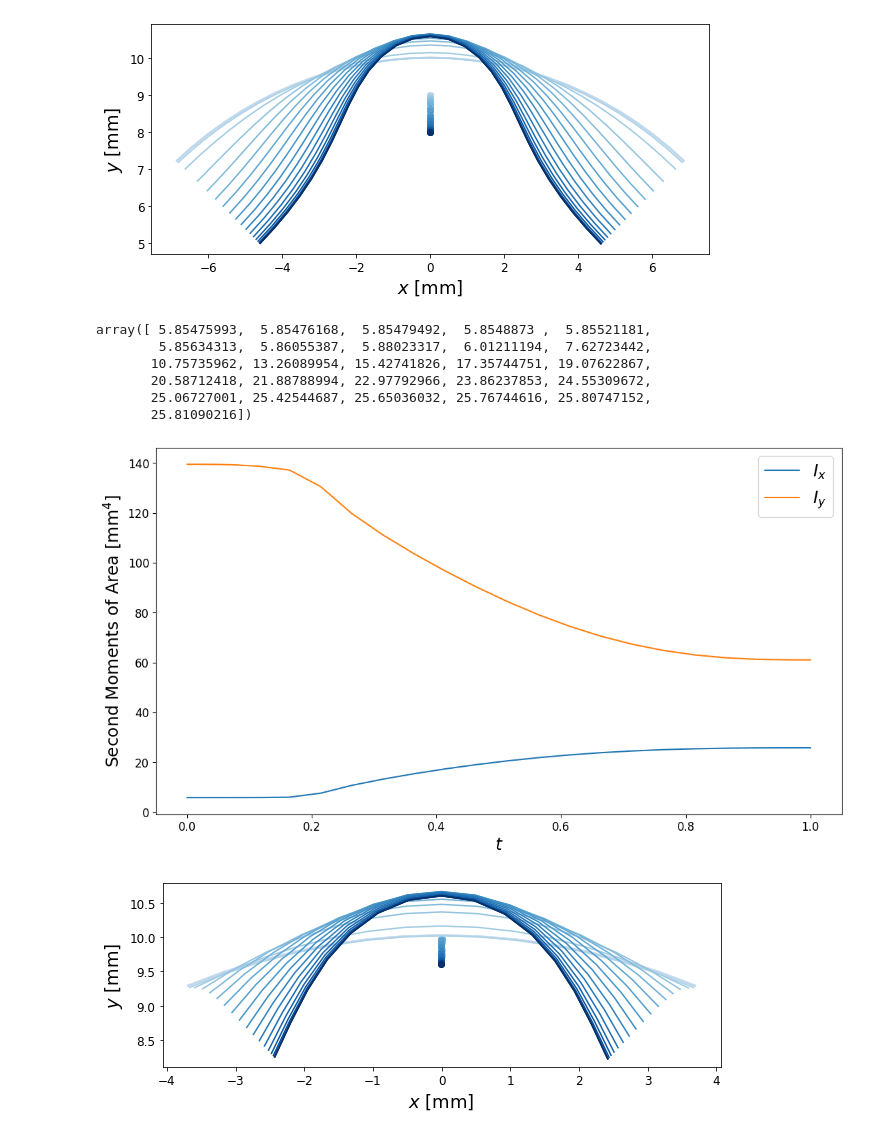
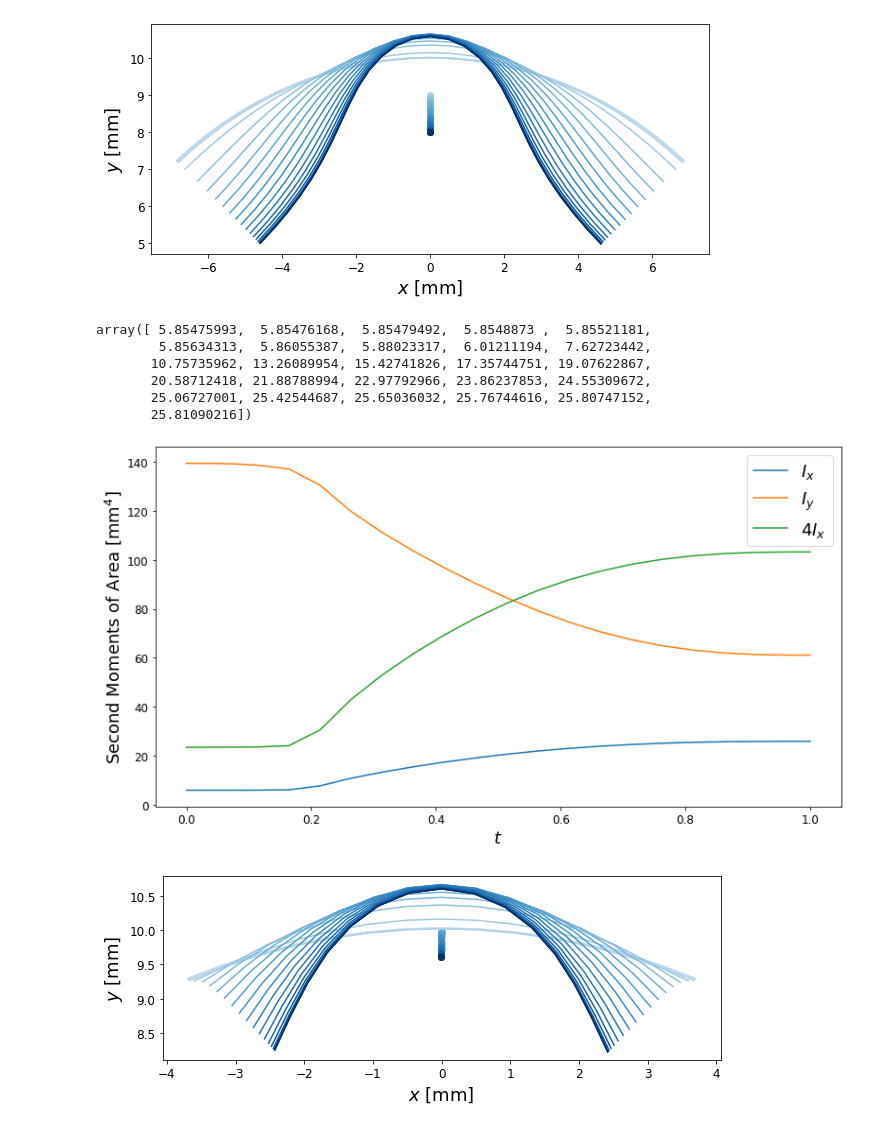
Before and after one commit to bertoldi-collab/buckling-cylinders, a Jupyter notebook: data_processing.ipynb, the cells around one changed output. Drawn from its saved outputs; the diff is of its cells as text; code cells hidden in the pictures.

Commit message:
plotting 4*I_x as well for 1/4 shape

```diff
--- a/data_processing.ipynb
+++ b/data_processing.ipynb
@@ -337,34 +337,35 @@ np.savetxt('data_processed/ixy_all_quarter.txt', info_all.T, header = 'time | -\
 # %%
 fig, ax = plt.subplots(figsize = (13,7))
 ax.plot(t_all,I_x_all, label = '$I_x$')
 ax.plot(t_all,I_y_all, label = '$I_y$')
+ax.plot(t_all,4*I_x_all, label = '$4I_x$')
 # ax.plot(t_all,4*I_x_all, label = '$I_x$ adjusted')
 
 I_x_end = I_x_all[-1]
 I_y_end = I_y_all[-1]
 
 #I_x = bh^3/12, I_y = h b^3/12
 
 h = ((12**2 * I_x_end**3)/I_y_end)**(1./8)
 b = 12*I_x_end/h**3
 
 ax.legend(fontsize = 18, loc = 'best')
 
 ax.set_xlabel("$t$", fontsize = 18)
 ax.set_ylabel("Second Moments of Area [mm$^4$]", fontsize = 18)
 ax.tick_params(labelsize = 12)
 
 plt.savefig('moments_of_area_quarter.png')
 # h/b
 I_x_all
 # %% [output]
 array([ 5.85475993,  5.85476168,  5.85479492,  5.8548873 ,  5.85521181,
         5.85634313,  5.86055387,  5.88023317,  6.01211194,  7.62723442,
        10.75735962, 13.26089954, 15.42741826, 17.35744751, 19.07622867,
        20.58712418, 21.88788994, 22.97792966, 23.86237853, 24.55309672,
        25.06727001, 25.42544687, 25.65036032, 25.76744616, 25.80747152,
        25.81090216])
-[figure, old version]
+[figure, new version]
 # %%
 #process points for 1/8 shape
 I_x_all = np.zeros(len(t_all))
```
